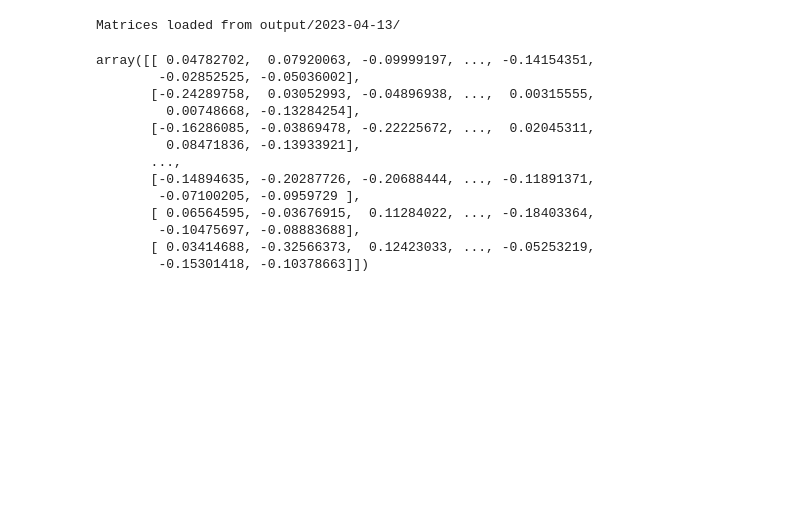
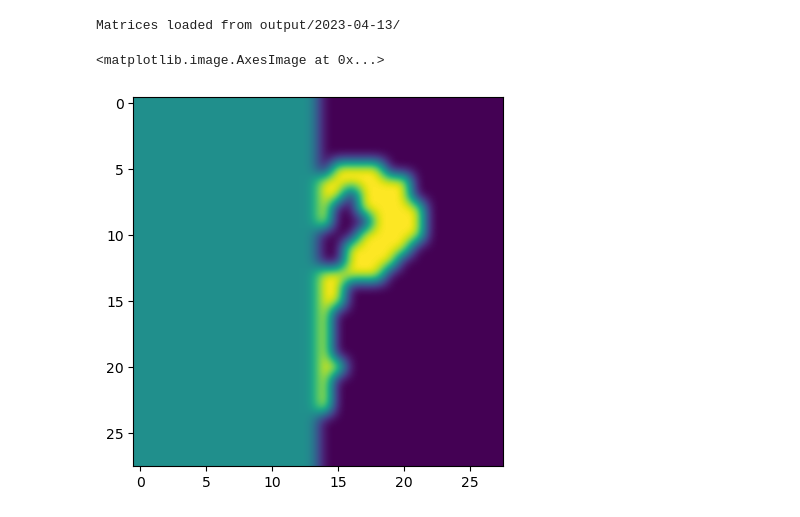
Before and after one commit to danvdm/spikingdentategyrus, a Jupyter notebook: scripts/reconstruct.ipynb, the cells around one changed output. Cells and saved outputs as stored; diff of their text form; code cells hidden in the pictures; blank space fills up the shorter version.

```diff
--- a/scripts/reconstruct.ipynb
+++ b/scripts/reconstruct.ipynb
@@ -11,19 +9,31 @@ ModuleNotFoundError: No module named 'tools.srbm_reconstruction'
 # %%
 date_time = '2023-04-13_16:30'
 W, Wvh, Wch, mBv, mBh, b_c, b_v, b_h, mB = load_matrices(date_time)
-W
 # %% [output]
 Matrices loaded from output/2023-04-13/
-array([[ 0.04782702,  0.07920063, -0.09999197, ..., -0.14154351,
-        -0.02852525, -0.05036002],
-       [-0.24289758,  0.03052993, -0.04896938, ...,  0.00315555,
-         0.00748668, -0.13284254],
-       [-0.16286085, -0.03869478, -0.22225672, ...,  0.02045311,
-         0.08471836, -0.13933921],
-       ...,
-       [-0.14894635, -0.20287726, -0.20688444, ..., -0.11891371,
-        -0.07100205, -0.0959729 ],
-       [ 0.06564595, -0.03676915,  0.11284022, ..., -0.18403364,
-        -0.10475697, -0.08883688],
-       [ 0.03414688, -0.32566373,  0.12423033, ..., -0.05253219,
-        -0.15301418, -0.10378663]])
+# %%
+data =  mnist_data = load_MNIST(1, min_p = 1e-4, max_p = .9999, binary = True, seed = None)
+# %%
+hacked_digit = create_single_Id(8, data,mult_class=0.0,mult_data=1.0)
+hacked_digit[:N_v].reshape(28,28)[:,:14] = 0.
+cl = np.zeros(N_c)
+cl[int(3*n_c_unit):int(4*n_c_unit)] = .98
+cl[int(6*n_c_unit):int(7*n_c_unit)] = .98
+hacked_digit[N_v:]= clamped_input_transform(cl, min_p = 1e-16, max_p = .500+.2e-9)
+
+Ids_demo = np.load('data/ids.npy')
+Ids = np.column_stack([
+    create_single_Id(3,data,mult_class=0.0,mult_data=1.0)*0,
+    create_single_Id(3,data,mult_class=0.0,mult_data=1.0),
+    create_single_Id(5,data,mult_class=1.0,mult_data=0.0),
+    hacked_digit,
+    ]).T
+
+Ids[-1,:N_v] = Ids_demo[-1,:N_v]
+Ids[1,:N_v] = Ids_demo[1,:N_v]
+
+plot_hacked_digit = np.array(hacked_digit[0:784]).reshape(28,28)
+plt.imshow(plot_hacked_digit, interpolation = 'bicubic')
+# %% [output]
+<matplotlib.image.AxesImage at 0x...>
+[figure, added]
```
Also changed, not shown: parts of 4 cells of this notebook, 8 other files.
